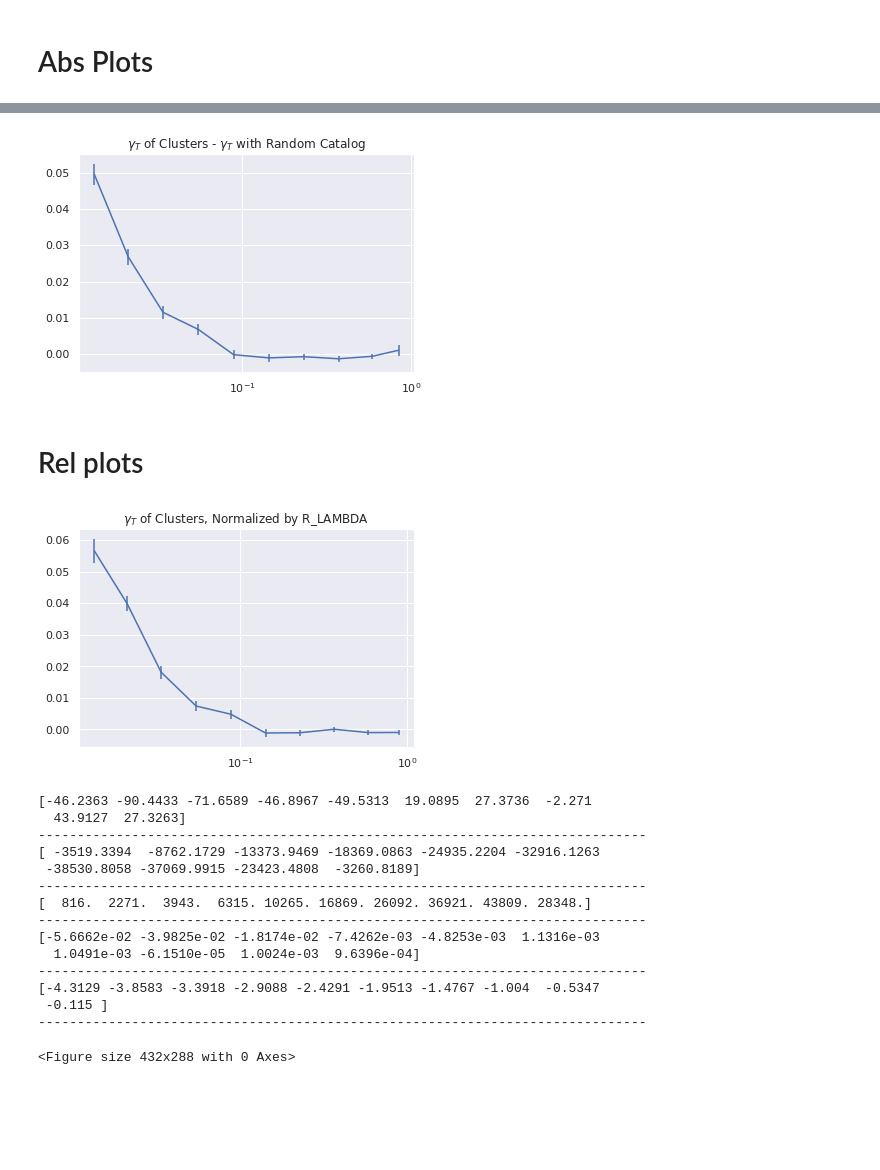
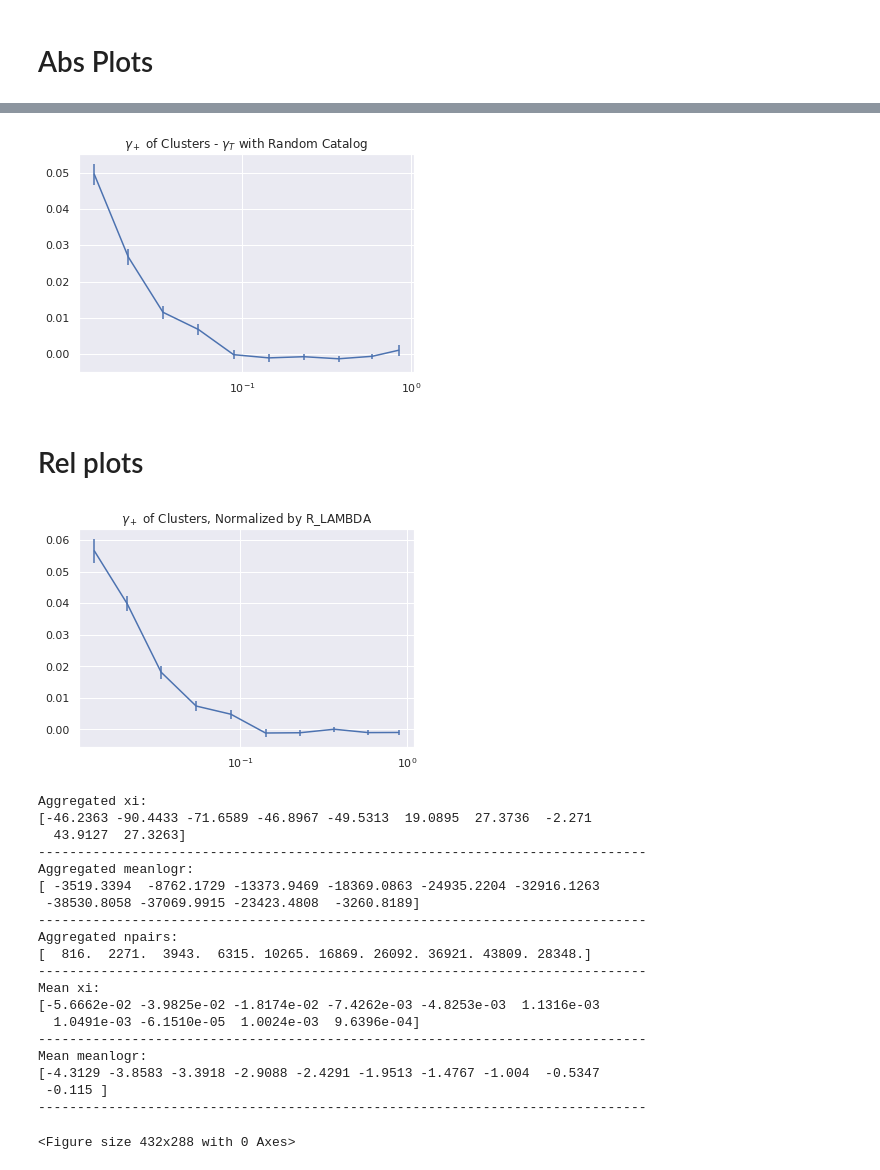
Before and after one commit to aa-12323/sa, a Jupyter notebook: lib/output/mcal/all/high_z/treecorr_mcal_all_high_z.ipynb, the cells around one changed output, grey strips where cells are left out. Cells and saved outputs as stored; diff of their text form; code cells hidden in the pictures; blank space fills up the shorter version.

```diff
--- a/lib/output/mcal/all/high_z/treecorr_mcal_all_high_z.ipynb
+++ b/lib/output/mcal/all/high_z/treecorr_mcal_all_high_z.ipynb
@@ -43,7 +43,9 @@ def get_ng(cluster,mode1,mode2):
             return (shapes.loc[cen_id])
         def get_cluster_sats(cluster):
             cen_mat_id=cluster.name
+            cen_id=cluster[('Alt','Alt1','ID_CENT')]
             sats=shapes[shapes['All','MEM_MATCH_ID']==cen_mat_id]
+            sats=sats[sats.index!=cen_id]
             return (sats)
     elif mode1=='r':
         def get_cluster_sats(cluster):
@@ -112,11 +114,19 @@ length=len(clusters)
 
 def get_ng_list(mode2):
     ng_list=np.empty([length,4,NBINS])
+    filler=np.zeros([1,4,NBINS])
 
     i=0
+    e_count=0
     for index,cluster in tqdm(clusters.iterrows()):
-        ng_list[(i),:,:]=get_xi_meanlogr_varxi_npairs(cluster,'s',mode2)
-        i=i+1
+        try:
+            ng_list[i,:,:]=get_xi_meanlogr_varxi_npairs(cluster,'s',mode2)
+            i=i+1
+        except ValueError as e:
+            ng_list[i,:,:]=filler
+            i=i+1
+            e_count=e_count+1
+    print("Number of empty sat catalogs is {}".format(e_count))
     return (ng_list)
 # %%
 ng_abs=get_ng_list('abs')
@@ -182,12 +192,24 @@ def plt_w_error(meanlogr,xi,varxi,title):
 #     ax.set_ylim(-0.020,0.020)
     plt.show()
 
-    if title==r"$\gamma_T$ of Clusters, Normalized by R_LAMBDA":
+    if title==r"$\gamma_+$ of Clusters, Normalized by R_LAMBDA":
         plt.savefig("/home/cz136/project/sa/image/rel_{}_{}_{}.png".format(shape_cat,vol,z_range))
 #     plt.xscale('log')
 #     plt.yscale('log')
 # %% [markdown]
 # Statistics
+# %%
+def print_data(sum_,mean_):
+    sum_string=["Aggregated xi:", "Aggregated meanlogr:","Aggregated npairs:"]
+    for i,data in enumerate(sum_):
+        print(sum_string[i])
+        print(sum_[i])
+        print(sep)
+    mean_string=["Mean xi:", "Mean meanlogr:","Mean npairs:"]
+    for i,data in enumerate(mean_):
+        print(mean_string[i])
+        print(mean_[i])
+        print(sep)
 # %% [markdown]
 # Abs Plots
 # %%
@@ -225,32 +247,32 @@ print(r_sigma)
 [-8.1827e-06  2.8360e-05 -8.0379e-06 -3.7008e-06  2.3770e-06  3.2642e-06
   2.0679e-06 -2.1855e-06  5.7949e-07  3.3786e-07]
 # %%
-plt_w_error(mean_abs[1],-(mean_abs[0]+r_xi),np.hypot(r_sigma,sig_abs),r"$\gamma_T$ of Clusters - $\gamma_T$ with Random Catalog")
+plt_w_error(mean_abs[1],-(mean_abs[0]+r_xi),np.hypot(r_sigma,sig_abs),r"$\gamma_+$ of Clusters - $\gamma_T$ with Random Catalog")
 # %% [output]
-[figure, old version]
+[figure, new version]
 # %% [markdown]
 # Rel plots
 # %%
-plt_w_error(mean_rel[1],-mean_rel[0],sig_rel,r"$\gamma_T$ of Clusters, Normalized by R_LAMBDA")
-for data  in sum_rel:
-    print(data)
-    print(sep)
-for data in mean_rel:
-    print(data)
-    print(sep)
+plt_w_error(mean_rel[1],-mean_rel[0],sig_rel,r"$\gamma_+$ of Clusters, Normalized by R_LAMBDA")
+print_data(sum_rel,mean_rel)
 # %% [output]
-[figure, old version]
+[figure, new version]
+Aggregated xi:
 [-46.2363 -90.4433 -71.6589 -46.8967 -49.5313  19.0895  27.3736  -2.271
   43.9127  27.3263]
 ------------------------------------------------------------------------------
+Aggregated meanlogr:
 [ -3519.3394  -8762.1729 -13373.9469 -18369.0863 -24935.2204 -32916.1263
  -38530.8058 -37069.9915 -23423.4808  -3260.8189]
 ------------------------------------------------------------------------------
+Aggregated npairs:
 [  816.  2271.  3943.  6315. 10265. 16869. 26092. 36921. 43809. 28348.]
 ------------------------------------------------------------------------------
+Mean xi:
 [-5.6662e-02 -3.9825e-02 -1.8174e-02 -7.4262e-03 -4.8253e-03  1.1316e-03
   1.0491e-03 -6.1510e-05  1.0024e-03  9.6396e-04]
 ------------------------------------------------------------------------------
+Mean meanlogr:
 [-4.3129 -3.8583 -3.3918 -2.9088 -2.4291 -1.9513 -1.4767 -1.004  -0.5347
  -0.115 ]
 ------------------------------------------------------------------------------
```
Also changed, not shown: parts of 2 cells of this notebook, 22 other files.
